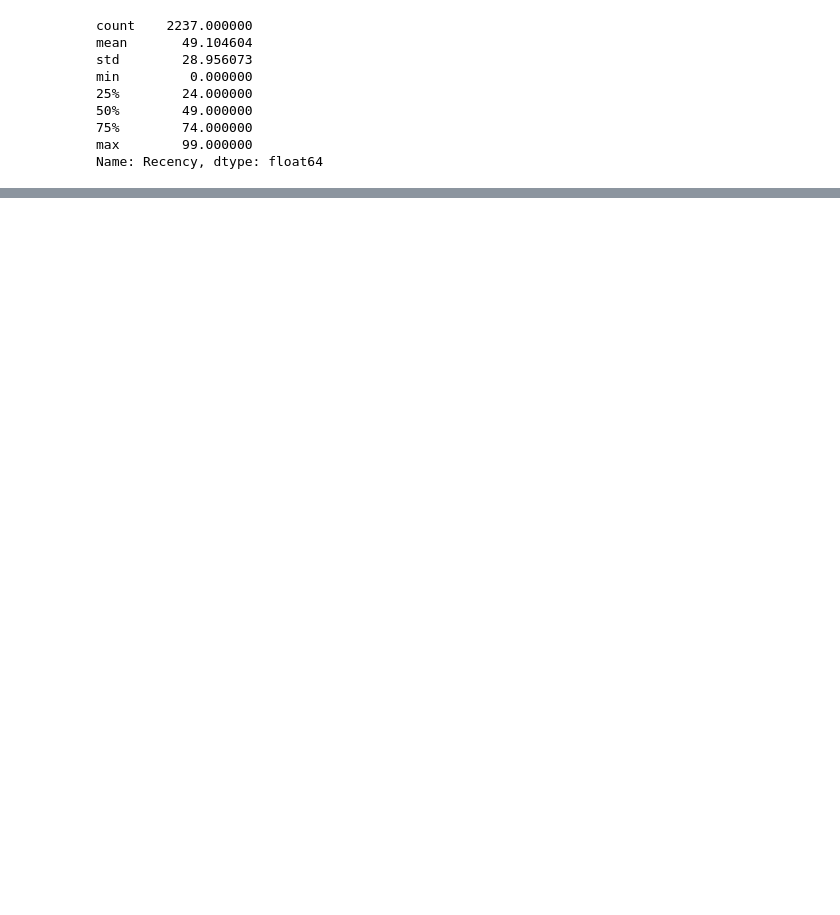
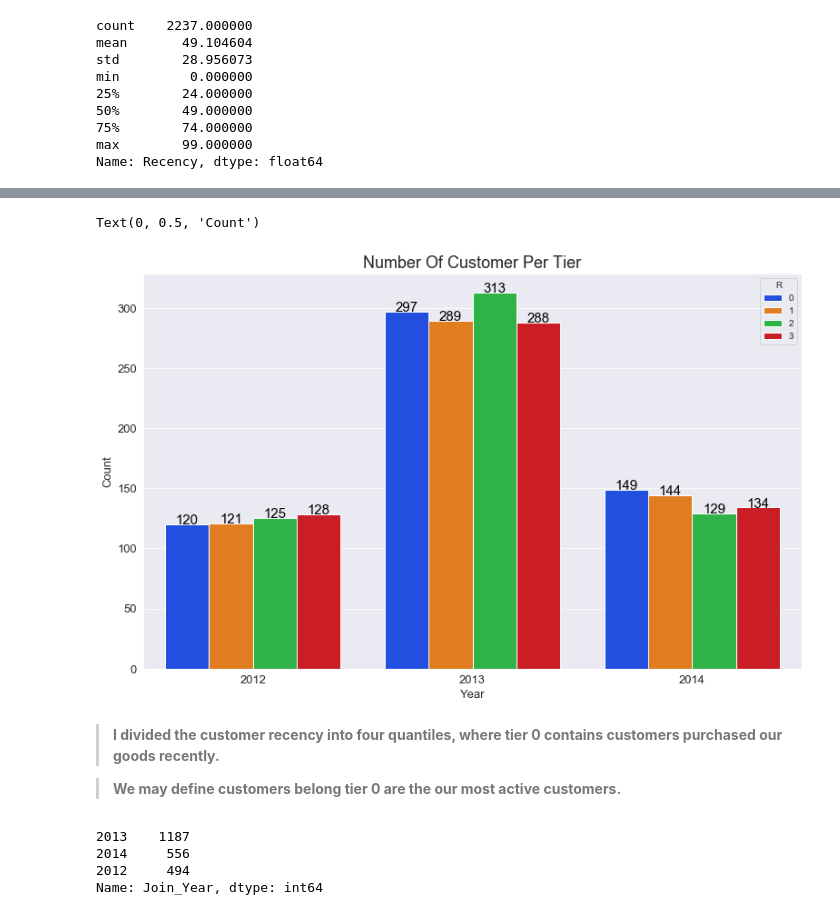
Before and after one commit to jkaikong/Customer_Analysis, a Jupyter notebook: Customer_Personality_Analysis.ipynb, the cells around one changed output, grey strips where cells are left out. Drawn from its saved outputs; the diff is of its cells as text; code cells hidden in the pictures; blank space fills up the shorter version.

```diff
--- a/Customer_Personality_Analysis.ipynb
+++ b/Customer_Personality_Analysis.ipynb
@@ -425,0 +440,33 @@ df[['ID','Recency', 'R']]
+# %%
+df['Join_Year'] = df.Dt_Customer.dt.year
+df['Join_Month'] = df.Dt_Customer.dt.month
+df['Join_YearMonth'] = df.Dt_Customer.dt.strftime('%Y-%m')
+# %%
+plot_2 = sns.countplot(data=df, x='Join_Year', hue='R')
+
+for p in plot_2.patches:
+    plot_2.text(p.get_x()+p.get_width()/2.,
+                p.get_height()+0.2,
+                p.get_height(),
+                ha='center',
+                color='black',
+                size=15)
+
+plt.title('Number Of Customer Per Tier', fontsize=18)
+plt.tick_params(axis='both', labelsize=13)
+plt.xlabel('Year', fontsize=13)
+plt.ylabel('Count', fontsize=13)
+# %% [output]
+Text(0, 0.5, 'Count')
+[figure, added]
+# %% [markdown]
+> **I divided the customer recency into four quantiles, where tier 0 contains customers purchased our goods recently.**
+
+> **We may define customers belong tier 0 are the our most active customers.**
+# %%
+df.Join_Year.value_counts()
+# %% [output]
+2013    1187
+2014     556
+2012     494
+Name: Join_Year, dtype: int64
```
Also changed, not shown: parts of 14 cells of this notebook.
